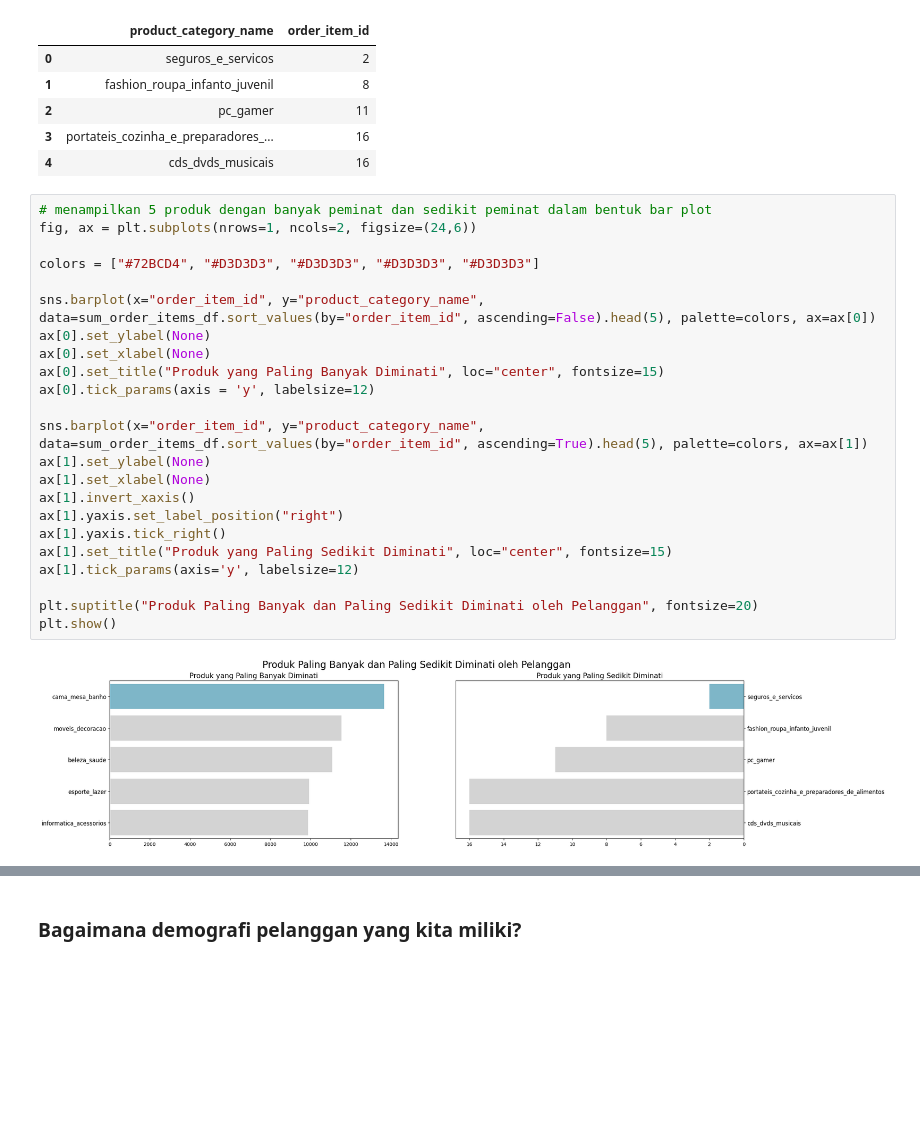
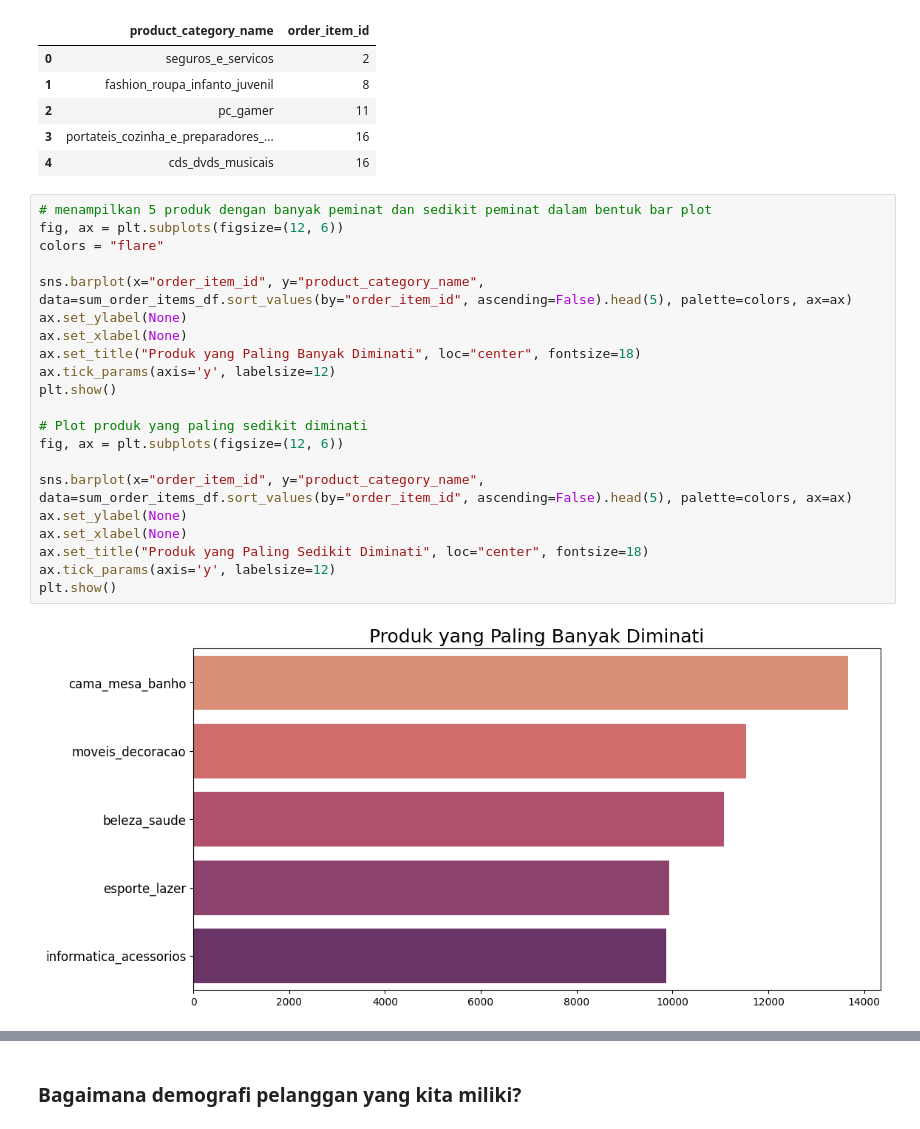
Before and after one commit to hilmansw/Brazilian-E-Commerce-Data-Analysis, a Jupyter notebook: notebook.ipynb, the cells around one changed output, grey strips where cells are left out. Drawn from its saved outputs; the diff is of its cells as text; blank space fills up the shorter version.

```diff
--- a/notebook.ipynb
+++ b/notebook.ipynb
@@ -1195,26 +1195,24 @@ sum_order_items_df.head()
 | 4 | cds_dvds_musicais | 16 |
 # %%
 # menampilkan 5 produk dengan banyak peminat dan sedikit peminat dalam bentuk bar plot
-fig, ax = plt.subplots(nrows=1, ncols=2, figsize=(24,6))
+fig, ax = plt.subplots(figsize=(12, 6))
+colors = "flare"
 
-colors = ["#72BCD4", "#D3D3D3", "#D3D3D3", "#D3D3D3", "#D3D3D3"]
+sns.barplot(x="order_item_id", y="product_category_name", data=sum_order_items_df.sort_values(by="order_item_id", ascending=False).head(5), palette=colors, ax=ax)
+ax.set_ylabel(None)
+ax.set_xlabel(None)
+ax.set_title("Produk yang Paling Banyak Diminati", loc="center", fontsize=18)
+ax.tick_params(axis='y', labelsize=12)
+plt.show()
 
-sns.barplot(x="order_item_id", y="product_category_name", data=sum_order_items_df.sort_values(by="order_item_id", ascending=False).head(5), palette=colors, ax=ax[0])
-ax[0].set_ylabel(None)
-ax[0].set_xlabel(None)
-ax[0].set_title("Produk yang Paling Banyak Diminati", loc="center", fontsize=15)
-ax[0].tick_params(axis = 'y', labelsize=12)
+# Plot produk yang paling sedikit diminati
+fig, ax = plt.subplots(figsize=(12, 6))
 
-sns.barplot(x="order_item_id", y="product_category_name", data=sum_order_items_df.sort_values(by="order_item_id", ascending=True).head(5), palette=colors, ax=ax[1])
-ax[1].set_ylabel(None)
-ax[1].set_xlabel(None)
-ax[1].invert_xaxis()
-ax[1].yaxis.set_label_position("right")
-ax[1].yaxis.tick_right()
-ax[1].set_title("Produk yang Paling Sedikit Diminati", loc="center", fontsize=15)
-ax[1].tick_params(axis='y', labelsize=12)
-
-plt.suptitle("Produk Paling Banyak dan Paling Sedikit Diminati oleh Pelanggan", fontsize=20)
+sns.barplot(x="order_item_id", y="product_category_name", data=sum_order_items_df.sort_values(by="order_item_id", ascending=False).head(5), palette=colors, ax=ax)
+ax.set_ylabel(None)
+ax.set_xlabel(None)
+ax.set_title("Produk yang Paling Sedikit Diminati", loc="center", fontsize=18)
+ax.tick_params(axis='y', labelsize=12)
 plt.show()
 # %% [output]
-[figure, old version]
+[figure, new version]
```
Also changed, not shown: parts of 10 cells of this notebook, 1 other file.
